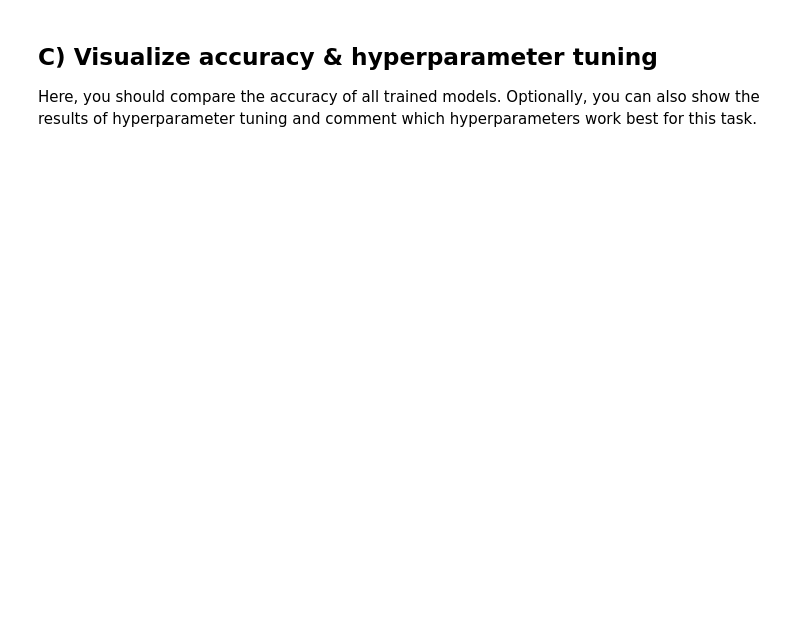
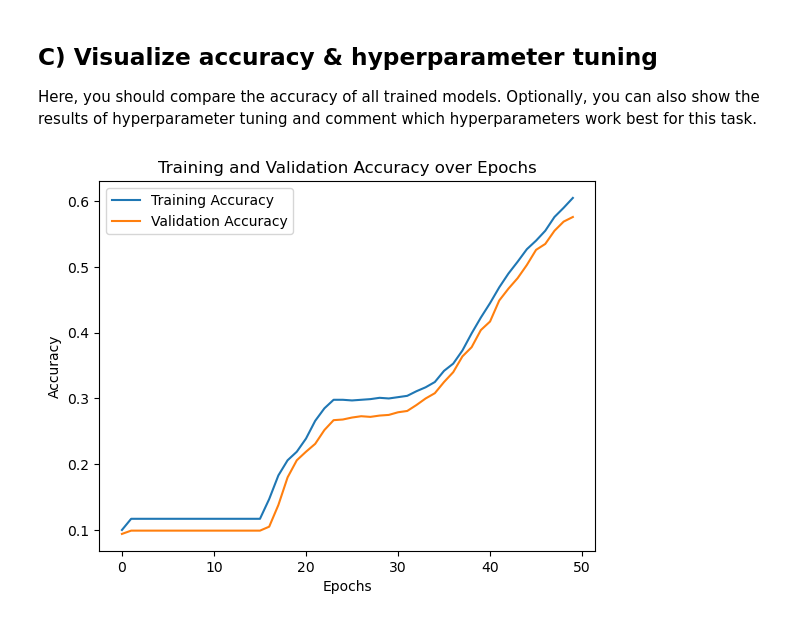
Before and after one commit to hertie-data-science-lab/assignment-1-ps-1-b, a Jupyter notebook: MNIST_classification.ipynb, the cells around one changed output. Saved outputs shown, nothing was run; the diff lists cells and outputs as text; code cells hidden in the pictures; blank space fills up the shorter version.

```diff
--- a/MNIST_classification.ipynb
+++ b/MNIST_classification.ipynb
@@ -158,6 +169,8 @@ def accuracy_plot(model):
     plt.legend()
     plt.show()
 # %%
-accuracy_plot(fnn)
-accuracy_plot(res_nn)
+#accuracy_plot(fnn)
+#accuracy_plot(res_nn)
 accuracy_plot(torch_nn)
+# %% [output]
+[figure, added]
```
Also changed, not shown: parts of 2 cells of this notebook, 1 other file.
